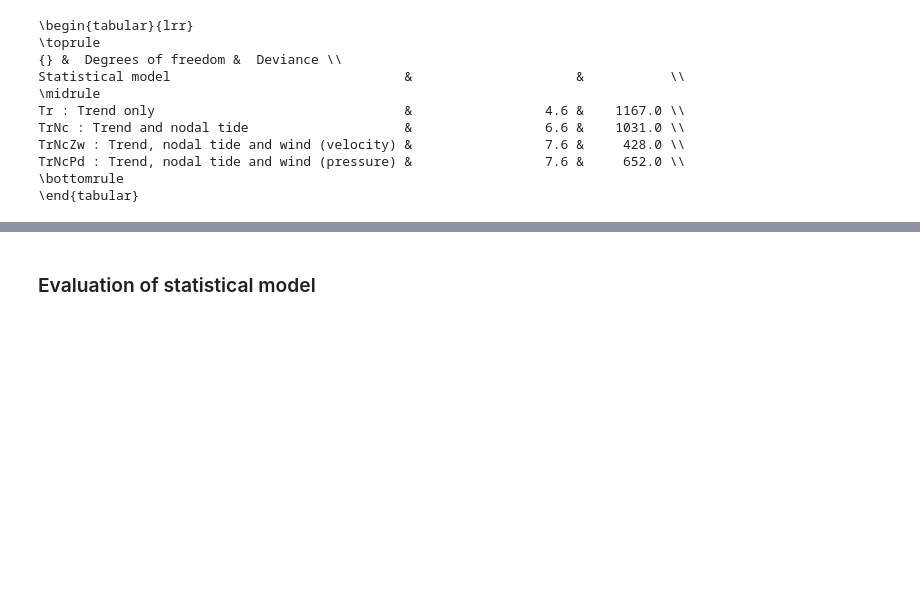
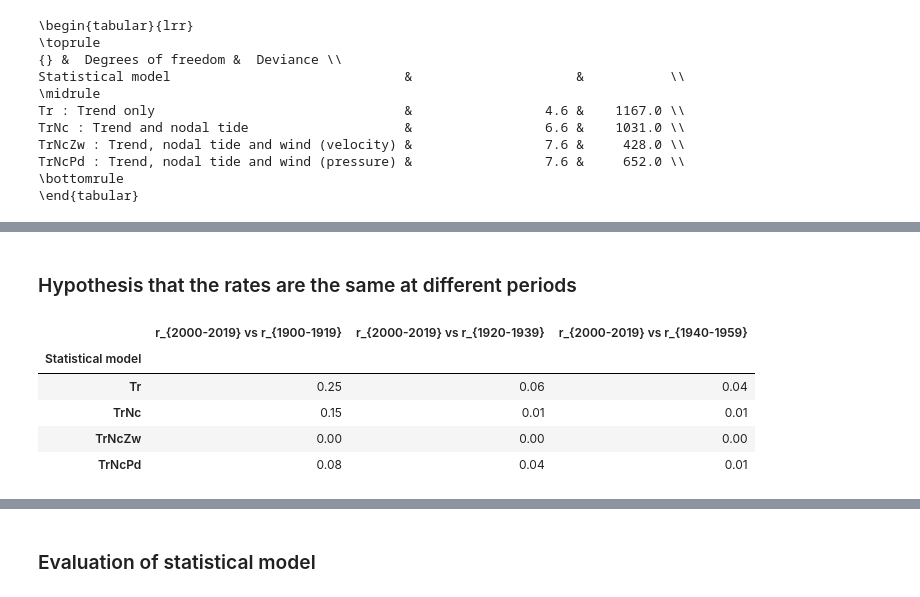
Before and after one commit to KNMI-sealevel/NetherlandsSeaLevelAcceleration, a Jupyter notebook: make_figures&tables.ipynb, the cells around one changed output, grey strips where cells are left out. Cells and saved outputs as stored; diff of their text form; code cells hidden in the pictures; blank space fills up the shorter version.

```diff
--- a/make_figures&tables.ipynb
+++ b/make_figures&tables.ipynb
@@ -70,0 +159,40 @@ comb_names = [f'{short_names[i]} : {long_names[i]}' for i in range(4)]
+# %% [markdown]
+### Hypothesis that the rates are the same at different periods
+# %%
+t1 = 2000
+all_t0 = [1900, 1920, 1940]
+
+list_rates = [rates_nr, rates_nt, rates_na, rates_pd]
+list_rates_q = [rates_q_nr, rates_q_nt, rates_q_na, rates_q_pd]
+
+col_names = [f'r_{{{t1}-{t1+19}}} vs r_{{{y}-{y+19}}}' for y in all_t0]
+
+res_ar = np.zeros([4, 3])
+
+for idt, t0 in enumerate(all_t0):
+    for idd, (rates, rates_q) in enumerate(zip(list_rates, list_rates_q)):
+        sigma = np.std(rates.loc[t1: t1+19].mean(axis=0) -
+                       rates.loc[t0: t0+19].mean(axis=0))
+
+        # observed difference in rate
+        drate = (rates_q['0.5'].loc[t1: t1+19].mean(axis=0) -
+                 rates_q['0.5'].loc[t0: t0+19].mean(axis=0))
+
+        # p-value is the probability that the estimated rate difference would exceed
+        # the value drate if the true rates were equal
+        res_ar[idd, idt] = round(1-norm.cdf(drate/sigma), 2)
+
+res_df = pd.DataFrame(res_ar,
+                      index=short_names,
+                      columns=col_names)
+
+res_df.index.name = 'Statistical model'
+# %%
+res_df
+# %% [output]
+|  | r_{2000-2019} vs r_{1900-1919} | r_{2000-2019} vs r_{1920-1939} | r_{2000-2019} vs r_{1940-1959} |
+| Statistical model |  |  |  |
+| Tr | 0.25 | 0.06 | 0.04 |
+| TrNc | 0.15 | 0.01 | 0.01 |
+| TrNcZw | 0.00 | 0.00 | 0.00 |
+| TrNcPd | 0.08 | 0.04 | 0.01 |
```
Also changed, not shown: parts of 34 cells of this notebook, 2 other files.
